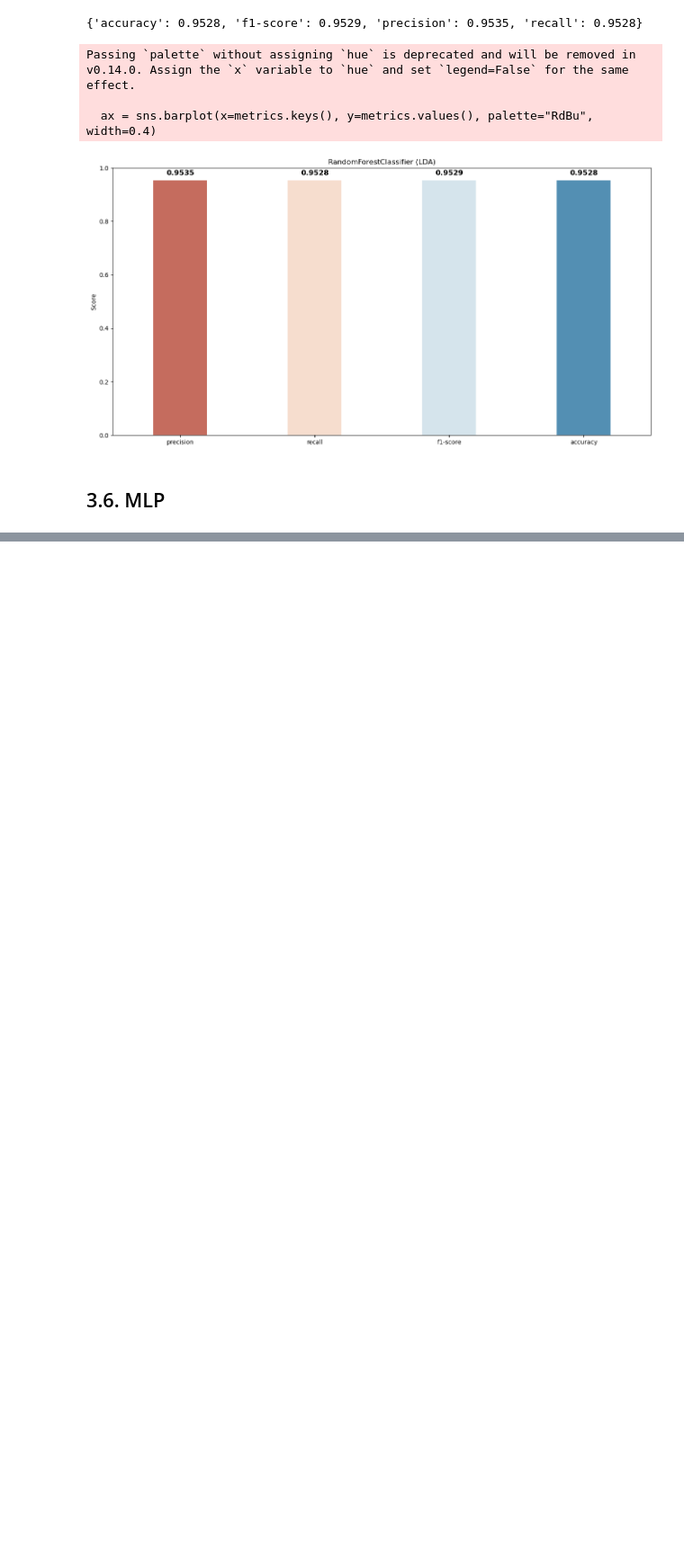
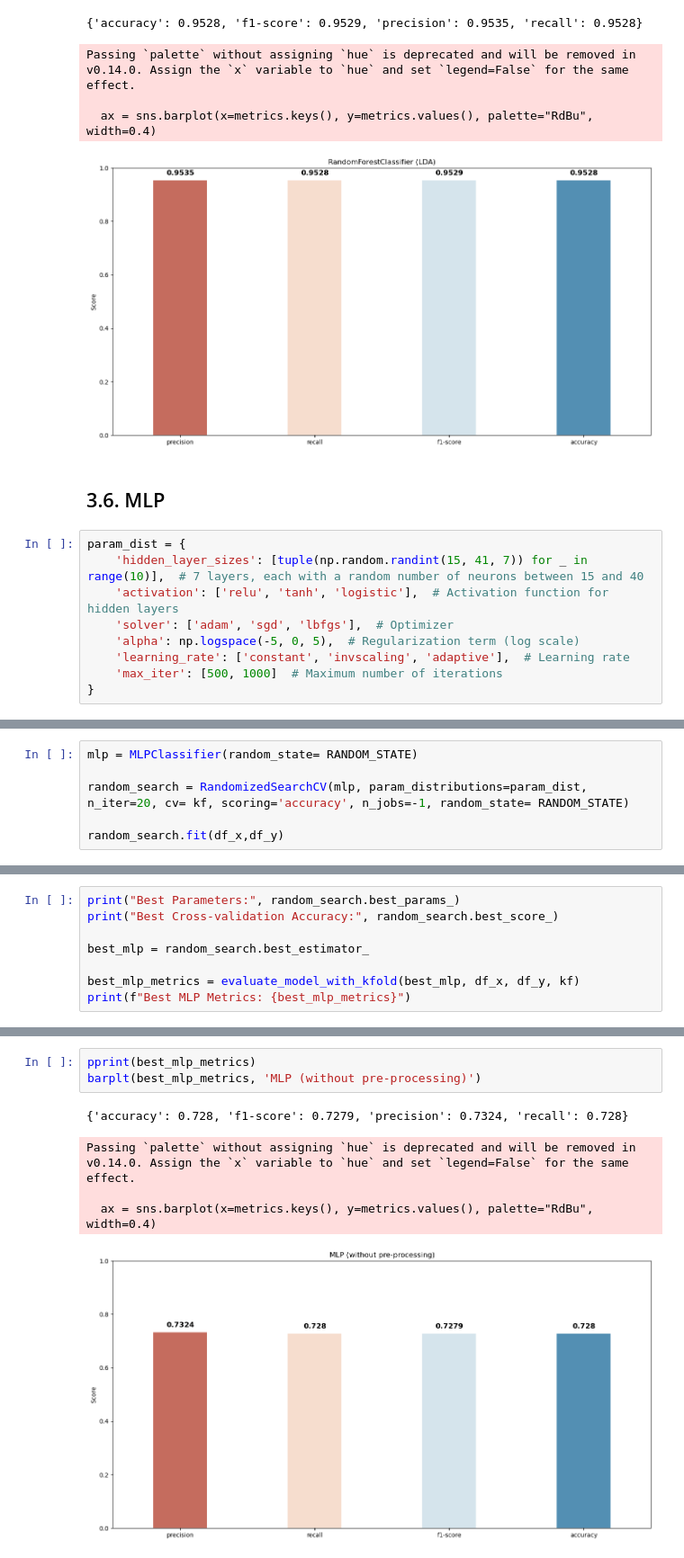
Before and after one commit to kazemini/data_analysis_practice, a Jupyter notebook: mobile_price_pre.ipynb, the cells around one changed output, grey strips where cells are left out. Shown at 90% size. Drawn from its saved outputs; the diff is of its cells as text; blank space fills up the shorter version.

```diff
--- a/mobile_price_pre.ipynb
+++ b/mobile_price_pre.ipynb
@@ -680,3 +680,12 @@ Passing `palette` without assigning `hue` is deprecated and will be removed in v
 [figure]
 # %% [markdown]
 ## 3.6. MLP
+# %%
+param_dist = {
+    'hidden_layer_sizes': [tuple(np.random.randint(15, 41, 7)) for _ in range(10)],  # 7 layers, each with a random number of neurons between 15 and 40
+    'activation': ['relu', 'tanh', 'logistic'],  # Activation function for hidden layers
+    'solver': ['adam', 'sgd', 'lbfgs'],  # Optimizer
+    'alpha': np.logspace(-5, 0, 5),  # Regularization term (log scale)
+    'learning_rate': ['constant', 'invscaling', 'adaptive'],  # Learning rate
+    'max_iter': [500, 1000]  # Maximum number of iterations
+}
@@ -682,0 +694,6 @@ Passing `palette` without assigning `hue` is deprecated and will be removed in v
+# %%
+mlp = MLPClassifier(random_state= RANDOM_STATE)
+
+random_search = RandomizedSearchCV(mlp, param_distributions=param_dist, n_iter=20, cv= kf, scoring='accuracy', n_jobs=-1, random_state= RANDOM_STATE)
+
+random_search.fit(df_x,df_y)
@@ -682,0 +723,8 @@ Passing `palette` without assigning `hue` is deprecated and will be removed in v
+# %%
+print("Best Parameters:", random_search.best_params_)
+print("Best Cross-validation Accuracy:", random_search.best_score_)
+
+best_mlp = random_search.best_estimator_
+
+best_mlp_metrics = evaluate_model_with_kfold(best_mlp, df_x, df_y, kf)
+print(f"Best MLP Metrics: {best_mlp_metrics}")
@@ -682,0 +760,9 @@ Passing `palette` without assigning `hue` is deprecated and will be removed in v
+# %%
+pprint(best_mlp_metrics)
+barplt(best_mlp_metrics, 'MLP (without pre-processing)')
+# %% [output]
+{'accuracy': 0.728, 'f1-score': 0.7279, 'precision': 0.7324, 'recall': 0.728}
+Passing `palette` without assigning `hue` is deprecated and will be removed in v0.14.0. Assign the `x` variable to `hue` and set `legend=False` for the same effect.
+
+  ax = sns.barplot(x=metrics.keys(), y=metrics.values(), palette="RdBu", width=0.4)
+[figure, added]
```
Also changed, not shown: parts of 11 cells of this notebook.
